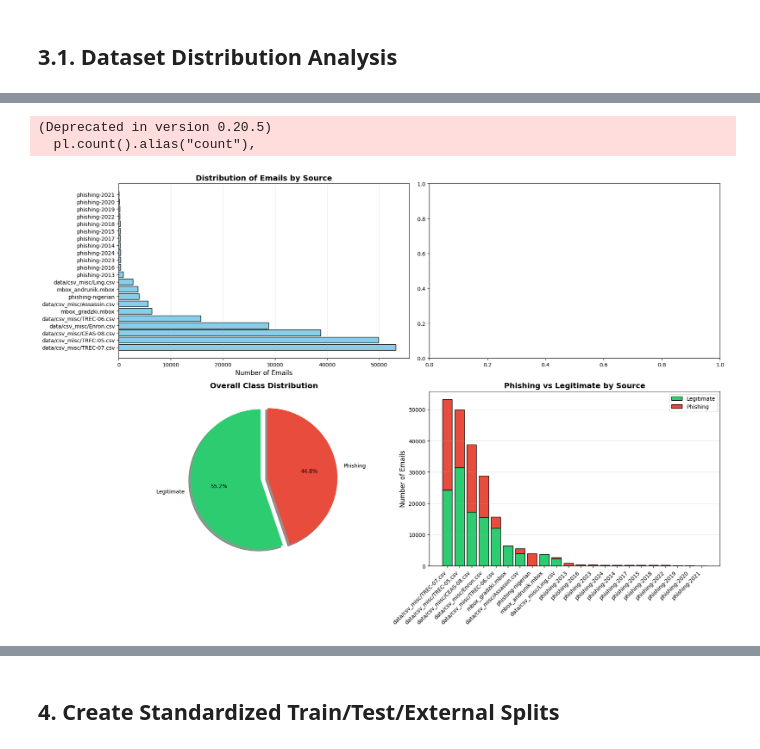
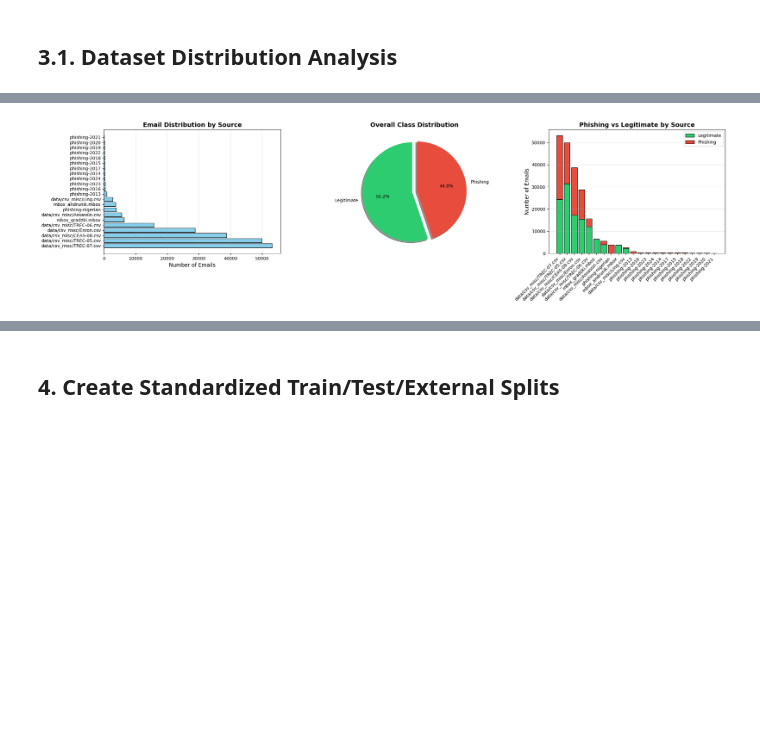
Before and after one commit to Latandu/PhishStop, a Jupyter notebook: app/models/train_models_with_wandb.ipynb, the cells around one changed output, grey strips where cells are left out. Saved outputs shown, nothing was run; the diff lists cells and outputs as text; code cells hidden in the pictures; blank space fills up the shorter version.

```diff
--- a/app/models/train_models_with_wandb.ipynb
+++ b/app/models/train_models_with_wandb.ipynb
@@ -186,63 +181,58 @@ Class distribution:
 # %% [markdown]
 ## 3.1. Dataset Distribution Analysis
 # %%
-# Dataset source distribution
+import matplotlib.pyplot as plt
+import numpy as np
+import wandb
+import polars as pl
+
 df_pd = df.to_pandas()
 
-# 1. Source Distribution
-print("="*80)
-print("DATASET SOURCE DISTRIBUTION")
-print("="*80)
 source_counts = df.group_by("source").agg([
-    pl.count().alias("count"),
+    pl.len().alias("count"),
     pl.col("phishing").sum().alias("phishing_count"),
     pl.col("phishing").mean().alias("phishing_ratio")
 ]).sort("count", descending=True)
 
-print(source_counts)
+source_counts = source_counts.with_columns([
+    (pl.col("count") - pl.col("phishing_count")).alias("legitimate_count")
+])
 
-# Plot source distribution
-fig, axes = plt.subplots(2, 2, figsize=(18, 12))
+source_data = source_counts.to_pandas()
 
-# Source count
-ax1 = axes[0, 0]
-source_data = source_counts.to_pandas()
-ax1.barh(source_data['source'], source_data['count'], color='skyblue', edgecolor='black')
-ax1.set_xlabel('Number of Emails', fontsize=12)
-ax1.set_title('Distribution of Emails by Source', fontsize=14, fontweight='bold')
-ax1.grid(axis='x', alpha=0.3)
+fig, axes = plt.subplots(1, 3, figsize=(22, 6))
 
-# Overall class distribution (pie chart)
-ax3 = axes[1, 0]
-class_counts = [legit_count, phishing_count]
+axes[0].barh(source_data['source'], source_data['count'], color='skyblue', edgecolor='black')
+axes[0].set_xlabel('Number of Emails', fontsize=12)
+axes[0].set_title('Email Distribution by Source', fontsize=14, fontweight='bold')
+axes[0].grid(axis='x', alpha=0.3)
+
+
+class_counts = [source_data['legitimate_count'].sum(), source_data['phishing_count'].sum()]
 colors_pie = ['#2ecc71', '#e74c3c']
-explode = (0.05, 0.05)
-ax3.pie(class_counts, labels=['Legitimate', 'Phishing'], autopct='%1.1f%%',
-        colors=colors_pie, explode=explode, shadow=True, startangle=90)
-ax3.set_title('Overall Class Distribution', fontsize=14, fontweight='bold')
+axes[1].pie(class_counts, labels=['Legitimate', 'Phishing'], autopct='%1.1f%%',
+            colors=colors_pie, explode=(0.05, 0.05), shadow=True, startangle=90)
+axes[1].set_title('Overall Class Distribution', fontsize=14, fontweight='bold')
 
-# Stacked bar chart - phishing vs legitimate by source
-ax4 = axes[1, 1]
-source_data['legitimate_count'] = source_data['count'] - source_data['phishing_count']
 x_pos = np.arange(len(source_data))
-ax4.bar(x_pos, source_data['legitimate_count'], label='Legitimate', color='#2ecc71', edgecolor='black')
-ax4.bar(x_pos, source_data['phishing_count'], bottom=source_data['legitimate_count'],
-        label='Phishing', color='#e74c3c', edgecolor='black')
-ax4.set_ylabel('Number of Emails', fontsize=12)
-ax4.set_title('Phishing vs Legitimate by Source', fontsize=14, fontweight='bold')
-ax4.set_xticks(x_pos)
-ax4.set_xticklabels(source_data['source'], rotation=45, ha='right')
-ax4.legend()
-ax4.grid(axis='y', alpha=0.3)
+axes[2].bar(x_pos, source_data['legitimate_count'], label='Legitimate', color='#2ecc71', edgecolor='black')
+axes[2].bar(x_pos, source_data['phishing_count'], bottom=source_data['legitimate_count'],
+            label='Phishing', color='#e74c3c', edgecolor='black')
+axes[2].set_xticks(x_pos)
+axes[2].set_xticklabels(source_data['source'], rotation=45, ha='right')
+axes[2].set_ylabel('Number of Emails', fontsize=12)
+axes[2].set_title('Phishing vs Legitimate by Source', fontsize=14, fontweight='bold')
+axes[2].legend()
+axes[2].grid(axis='y', alpha=0.3)
 
 plt.tight_layout()
+
 wandb.log({"dataset_analysis/source_distribution": wandb.Image(fig)})
-plt.show()
-plt.close()
-
-# Log source distribution table
 wandb.log({"dataset_analysis/source_table": wandb.Table(
     columns=["source", "count", "phishing_count", "legitimate_count", "phishing_ratio"],
     data=source_data[['source', 'count', 'phishing_count', 'legitimate_count', 'phishing_ratio']].values.tolist()
 )})
+
+plt.show()
+plt.close()
 # %% [output]
@@ -266,3 +239 @@ shape: (22, 4)
-(Deprecated in version 0.20.5)
-  pl.count().alias("count"),
-[figure, old version]
+[figure, new version]
```
Also changed, not shown: parts of 17 cells of this notebook, 8 other files.
